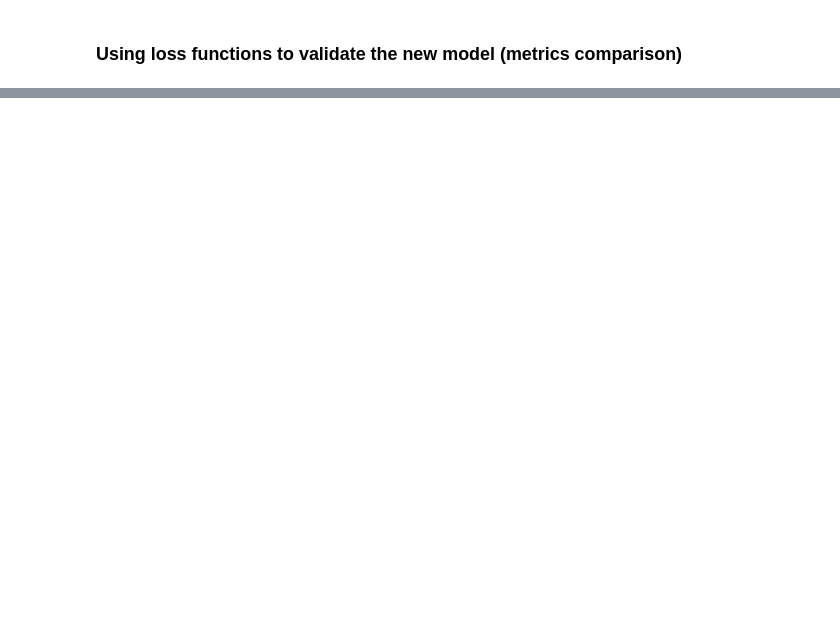
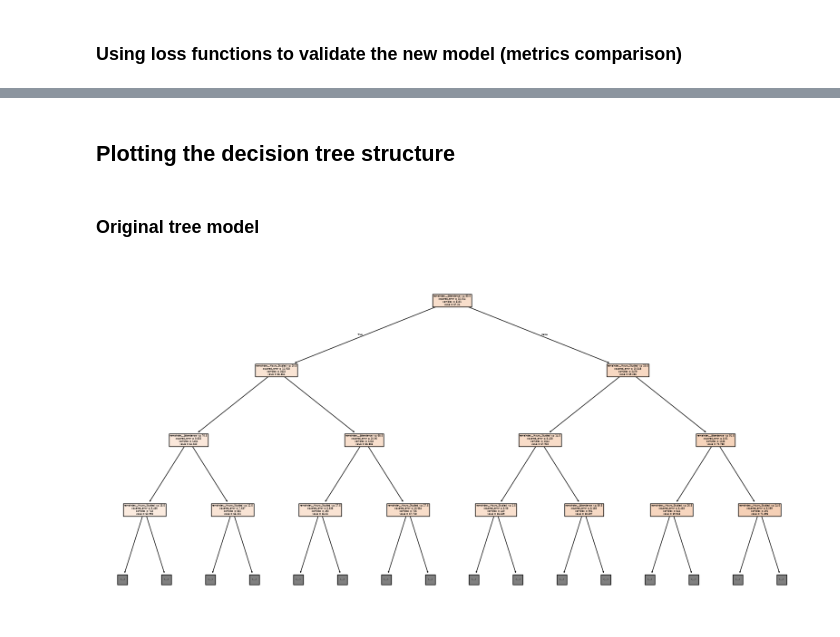
Before and after one commit to luiz-ed-ferreira/Project_MLStudentsPerformance, a Jupyter notebook: Models/Tree.ipynb, the cells around one changed output, grey strips where cells are left out. Cells and saved outputs as stored; diff of their text form; code cells hidden in the pictures; blank space fills up the shorter version.

```diff
--- a/Models/Tree.ipynb
+++ b/Models/Tree.ipynb
@@ -290,0 +304,20 @@ plt.show()
+# %% [markdown]
+## Plotting the decision tree structure
+# %% [markdown]
+### Original tree model
+# %%
+tree_model = model_tree.named_steps["regressor"]
+
+plt.figure(figsize=(20, 10))
+plot_tree(
+    tree_model,
+    feature_names=model_tree.named_steps[
+        "preprocessor"
+    ].get_feature_names_out(),
+    filled=True,
+    max_depth=3
+)
+
+plt.show()
+# %% [output]
+[figure, added]
```
Also changed, not shown: parts of 9 cells of this notebook.
